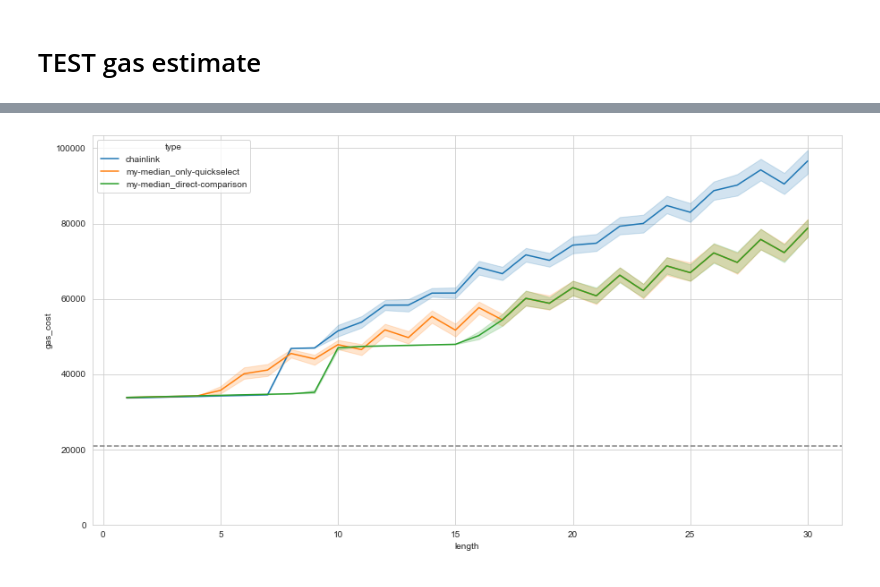
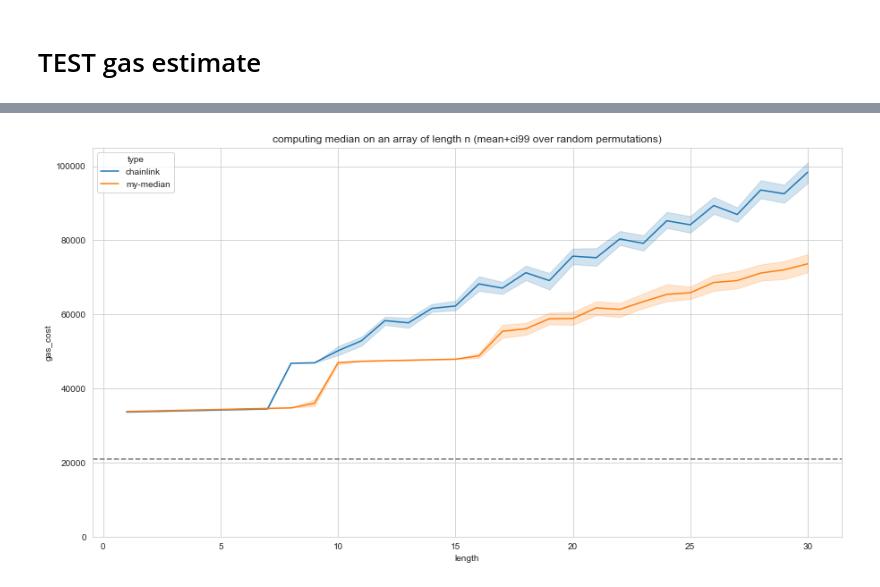
Before and after one commit to api3dao/airnode, a Jupyter notebook: packages/protocol/notebooks/median.sol analysis.ipynb, the cells around one changed output, grey strips where cells are left out. Drawn from its saved outputs; the diff is of its cells as text; code cells hidden in the pictures.

Commit message:
convert contract to select-k

```diff
--- a/packages/protocol/notebooks/median.sol analysis.ipynb
+++ b/packages/protocol/notebooks/median.sol analysis.ipynb
@@ -11,3 +18,6 @@ import seaborn as sns
+# %%
+# save results of previous runs
+HASH_TO_GAS_COST = {}
 # %%
 def _median(arr):
     arr_copy = arr[:]
@@ -62,7 +75,7 @@ w3 = web3.Web3(Web3.EthereumTesterProvider(EthereumTester(PyEVMBackend())))
 # set pre-funded account as sender
 w3.eth.default_account = w3.eth.accounts[0]
 # %%
-my_median = get_contract('Median.sol', 'Median')
+my_median = get_contract('Median.sol', 'SelectK')
 cl_median = get_contract('ChainlinkMedian.sol', 'Median')
 # %% [markdown]
 # TEST gas estimate
@@ -143,13 +124,43 @@ for n in range(1, 31):
+# %%
+random.seed(333)
+
+df = pd.DataFrame({
+    'length': pd.Series([], dtype='int'),
+    'gas_cost': pd.Series([], dtype='int'),
+    'type': pd.Series([], dtype='str'),
+    'hash': pd.Series([], dtype='int'),
+})
+
+NPERMS = 200
+MAX_LENGTH = 30
+pbar = tqdm(total=NPERMS*MAX_LENGTH*2)
+
+for n in range(1, MAX_LENGTH + 1):
+
+    arr = list(range(10, 10 * n + 1, 10))
+    assert len(arr) == n
+
+    for _ in range(NPERMS):
+        assert len(arr) == n
+        random.shuffle(arr)
+
+        for (name, fn, args) in [
+            ('chainlink', cl_median.functions.calculate, [arr[:]]),
+            ('my-median', my_median.functions.computeInPlace, [arr[:], n // 2]),
+        ]:
+            _run_test(df, n, name, fn, args, pbar)
 # %%
 sns.set_style("whitegrid")
 plt.figure(figsize=(15,8))
 
-g = sns.lineplot(data=df, x="length", y="gas_cost", hue="type", ci=99);
+g = sns.lineplot(data=df, x="length", y="gas_cost", hue="type", ci=100);
+
+g.set_title('computing median on an array of length n (mean+ci99 over random permutations)')
 
 # mark minimum gas for any txn
 plt.axhline(21_000, ls='--', color='grey')
 
 #plt.xlim(0, 8);
 plt.ylim(0,);
 # %% [output]
-[figure, old version]
+[figure, new version]
```
Also changed, not shown: parts of 6 cells of this notebook, 3 other files.
